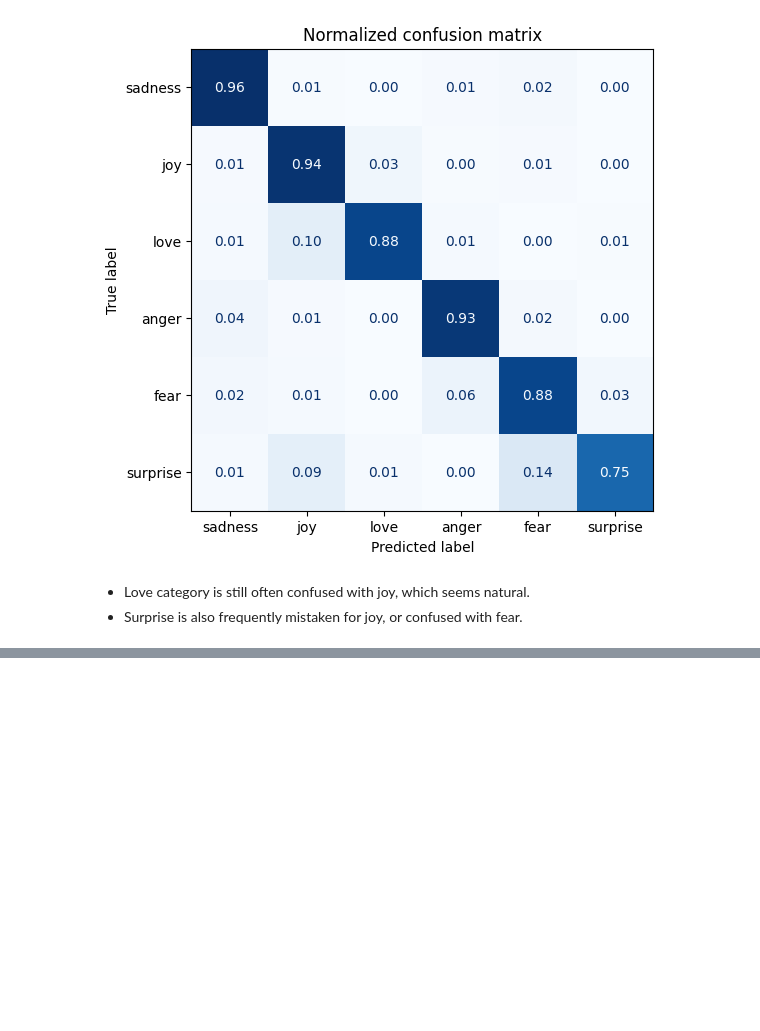
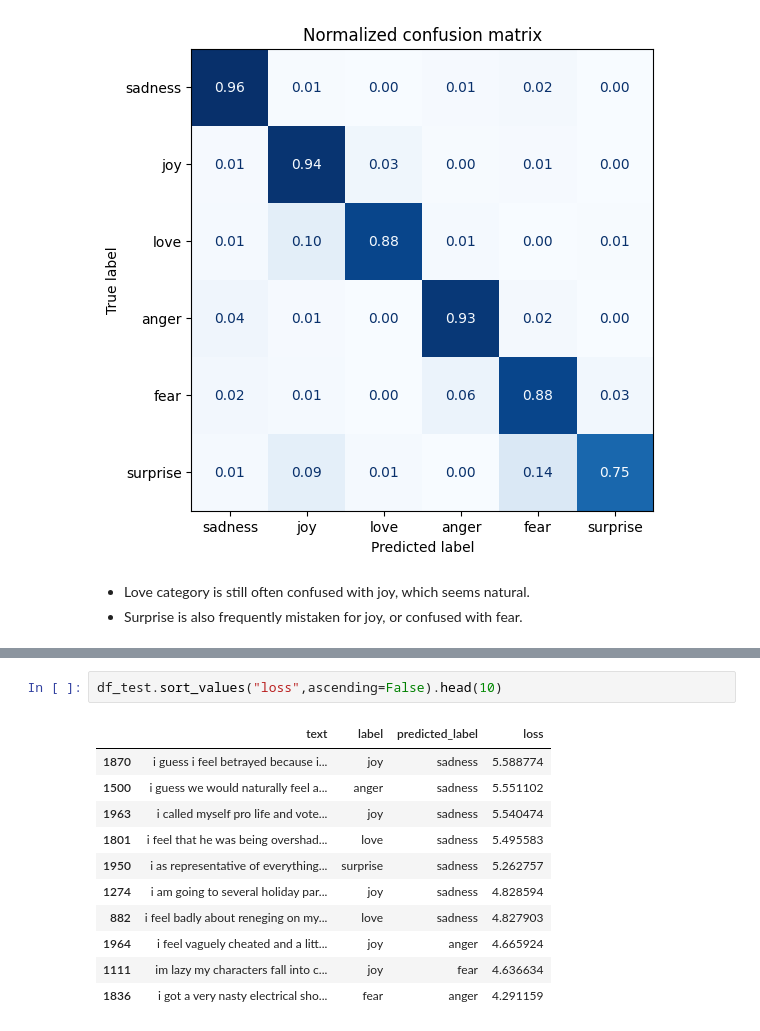
Before and after one commit to That1Panda/Text-Classification, a Jupyter notebook: text-classification.ipynb, the cells around one changed output, grey strips where cells are left out. Saved outputs shown, nothing was run; the diff lists cells and outputs as text; blank space fills up the shorter version.

```diff
--- a/text-classification.ipynb
+++ b/text-classification.ipynb
@@ -258,0 +302,14 @@ plot_confusion_matrix(y_preds,y_valid,labels)
+# %%
+df_test.sort_values("loss",ascending=False).head(10)
+# %% [output]
+|  | text | label | predicted_label | loss |
+| 1870 | i guess i feel betrayed because i... | joy | sadness | 5.588774 |
+| 1500 | i guess we would naturally feel a... | anger | sadness | 5.551102 |
+| 1963 | i called myself pro life and vote... | joy | sadness | 5.540474 |
+| 1801 | i feel that he was being overshad... | love | sadness | 5.495583 |
+| 1950 | i as representative of everything... | surprise | sadness | 5.262757 |
+| 1274 | i am going to several holiday par... | joy | sadness | 4.828594 |
+| 882 | i feel badly about reneging on my... | love | sadness | 4.827903 |
+| 1964 | i feel vaguely cheated and a litt... | joy | anger | 4.665924 |
+| 1111 | im lazy my characters fall into c... | joy | fear | 4.636634 |
+| 1836 | i got a very nasty electrical sho... | fear | anger | 4.291159 |
```
Also changed, not shown: parts of 7 cells of this notebook.
